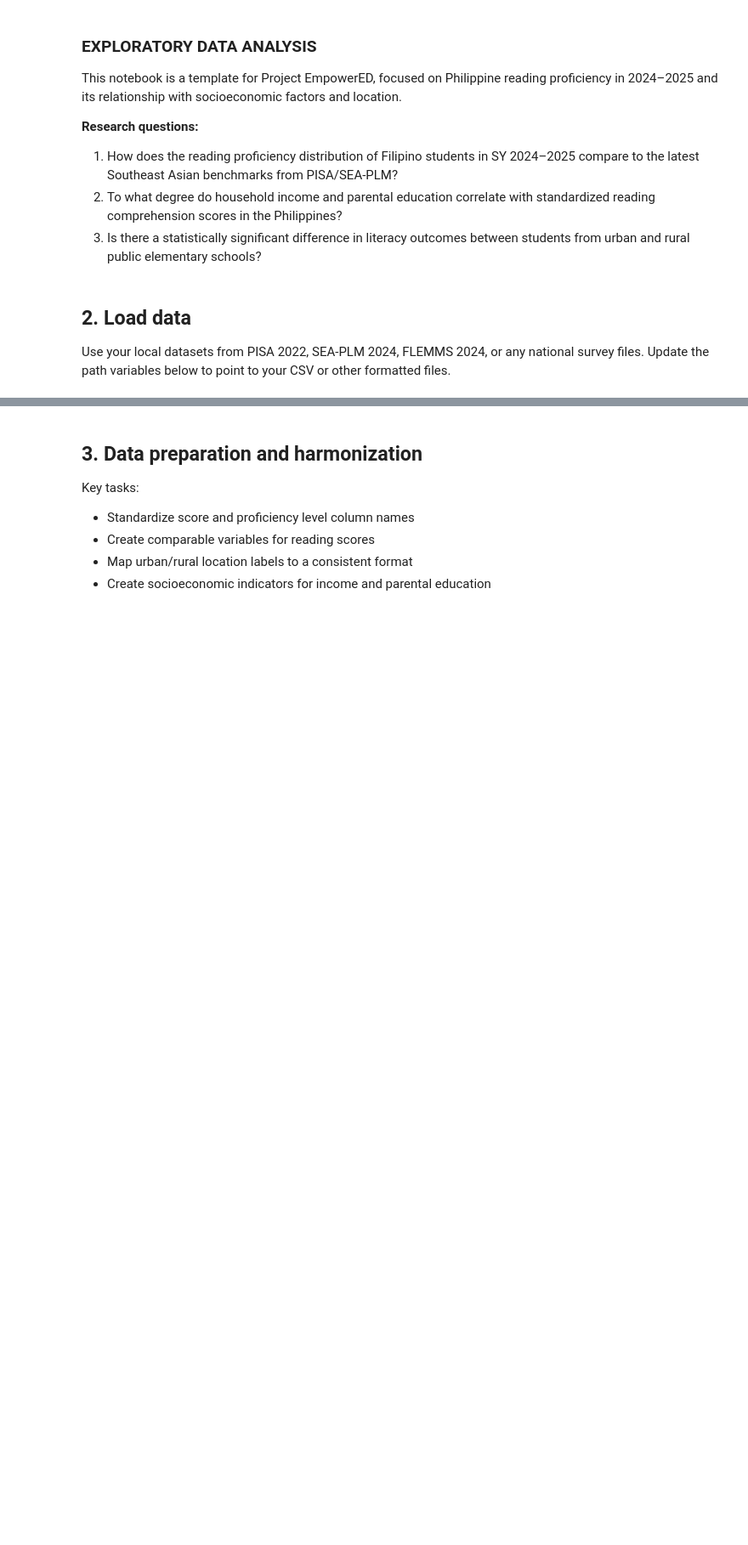
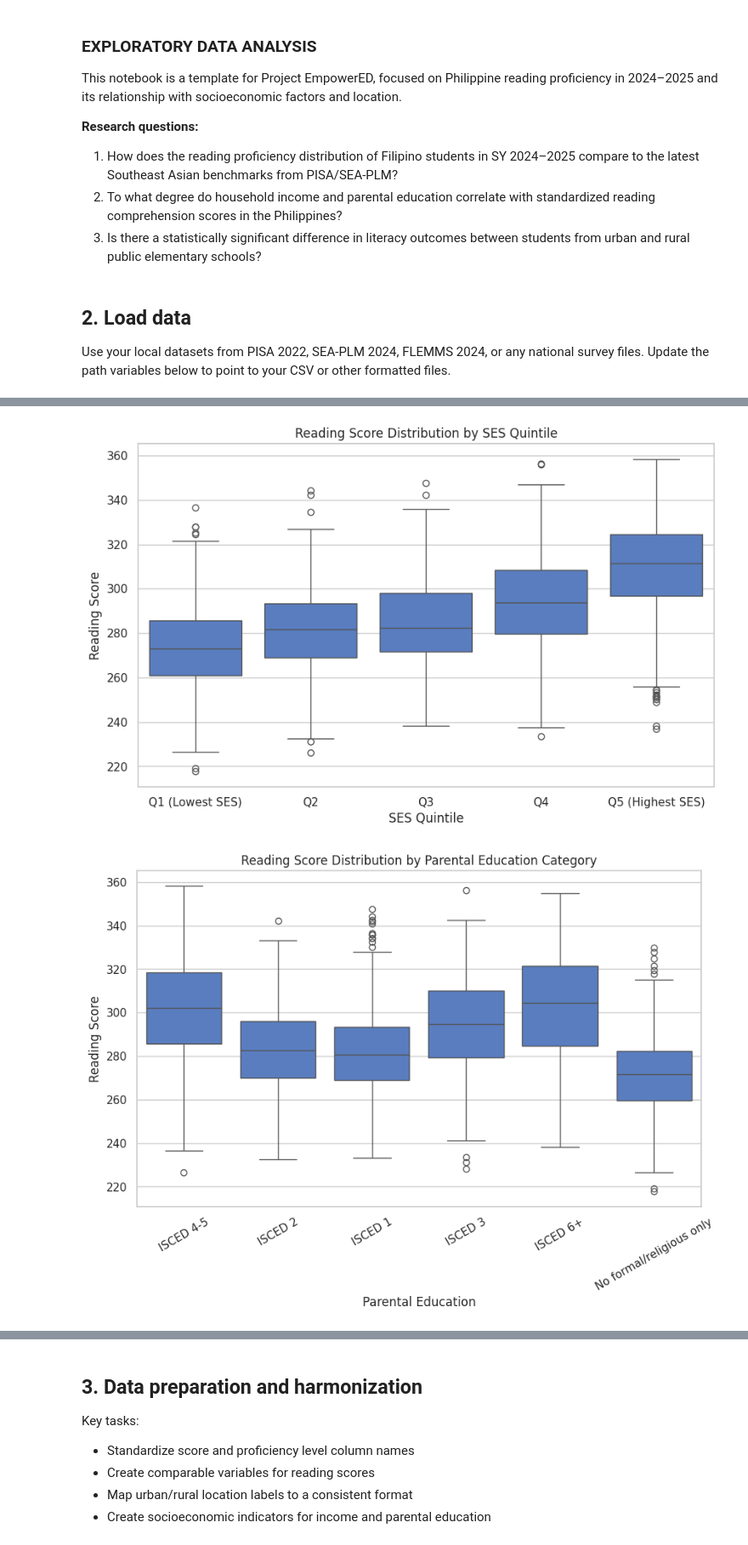
Before and after one commit to eyszus/Project-EmpowerED, a Jupyter notebook: eda.ipynb, the cells around one changed output, grey strips where cells are left out. Shown at 85% size. Drawn from its saved outputs; the diff is of its cells as text; code cells hidden in the pictures; blank space fills up the shorter version.

```diff
--- a/eda.ipynb
+++ b/eda.ipynb
@@ -46,0 +92,31 @@ for name, df in [("PISA", pisa_df), ("SEA-PLM", sea_df), ("FLEMMS", flemms_df)]:
+# %%
+# Boxplots for score distributions across SES and parental education
+merged_df['ses_quintile'] = pd.qcut(merged_df['ses_index'], 5, labels=['Q1 (Lowest SES)', 'Q2', 'Q3', 'Q4', 'Q5 (Highest SES)'])
+
+plt.figure(figsize=(10, 6))
+sns.boxplot(data=merged_df, x="ses_quintile", y="reading_score")
+plt.title("Reading Score Distribution by SES Quintile")
+plt.xlabel("SES Quintile")
+plt.ylabel("Reading Score")
+plt.show()
+
+parent_edu_labels = {
+    0: 'No formal/religious only',
+    1: 'ISCED 1',
+    2: 'ISCED 2',
+    3: 'ISCED 3',
+    4: 'ISCED 4-5',
+    5: 'ISCED 6+'
+}
+merged_df['parental_education_cat'] = merged_df['parental_education'].map(parent_edu_labels)
+
+plt.figure(figsize=(10, 6))
+sns.boxplot(data=merged_df, x="parental_education_cat", y="reading_score")
+plt.title("Reading Score Distribution by Parental Education Category")
+plt.xlabel("Parental Education")
+plt.ylabel("Reading Score")
+plt.xticks(rotation=30)
+plt.show()
+# %% [output]
+[figure, added]
+[figure, added]
```
Also changed, not shown: parts of 5 cells of this notebook.
